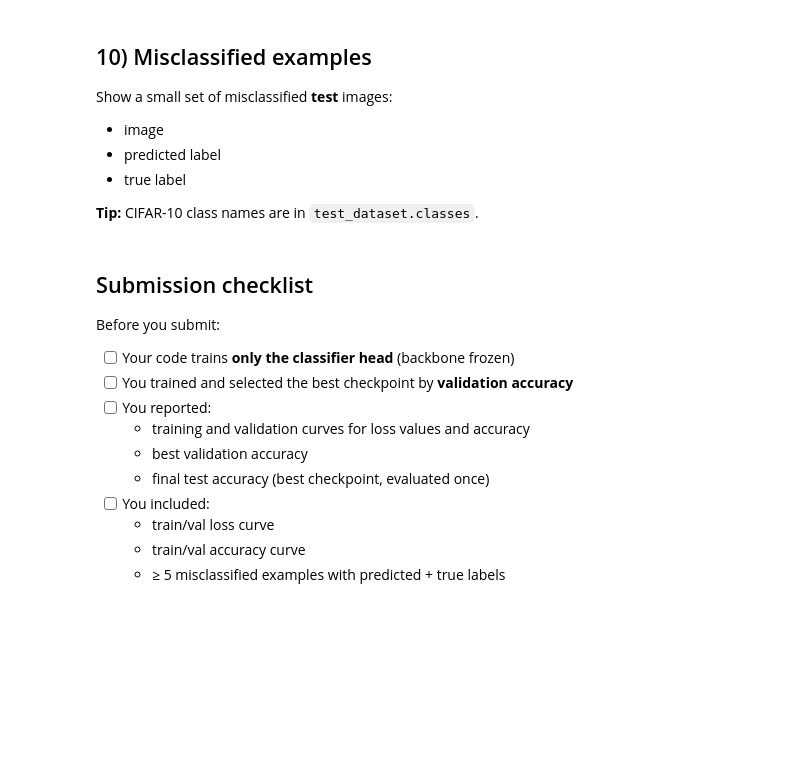
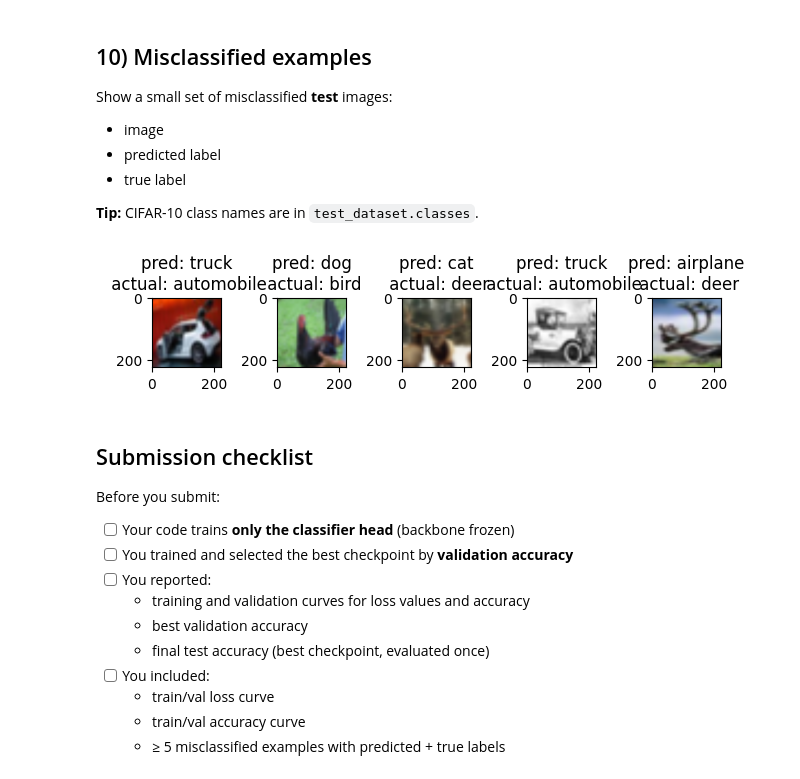
Before and after one commit to Babagesh/ResNet-Cifar10-LayerFineTuning, a Jupyter notebook: assignment3_transfer_learning_minimal-1.ipynb, the cells around one changed output. Saved outputs shown, nothing was run; the diff lists cells and outputs as text; code cells hidden in the pictures; blank space fills up the shorter version.

Commit message:
fixed dimension order and permuted so plot can display img properly

```diff
--- a/assignment3_transfer_learning_minimal-1.ipynb
+++ b/assignment3_transfer_learning_minimal-1.ipynb
@@ -432,34 +432,36 @@ with torch.no_grad():
         x = x.to(device)
         y = y.to(device)
         x_cpu = x.detach().cpu()
         logits = model(x)
         preds = logits.argmax(dim=1)
         matches = (preds == y)
         for index, match in enumerate(matches):
             if not match.item():
                 misclassified.append((x_cpu[index], preds[index].item(), y[index].item()))
             if len(misclassified) >= 5:
                 break
         if len(misclassified) >= 5:
             break
 
 
 mean = torch.tensor(IMAGENET_MEAN).view(3,1,1)
 std = torch.tensor(IMAGENET_STD).view(3,1,1)
 
 def unnormalize(img: torch.Tensor) -> torch.Tensor:
     return img * std + mean
 cifar10_classes = ['airplane','automobile','bird','cat','deer',
                    'dog','frog','horse','ship','truck']
 fig,axes = plt.subplots(1, 5)
 for plot, mis in zip(axes, misclassified):
     img = unnormalize(mis[0]).clamp(0,1)
-    img.permute(1,2,0)
+    img = img.permute(1,2,0)
     plot.set_title(f"pred: {cifar10_classes[mis[1]]}\n actual: {cifar10_classes[mis[2]]}")
     plot.imshow(img)
 plt.tight_layout()
 fig.savefig("misclassified_transferlearning.pdf", format="pdf")
 plt.show()
+# %% [output]
+[figure, added]
 # %% [markdown]
 ## Submission checklist
 
```
Also changed, not shown: parts of 1 cell of this notebook.
